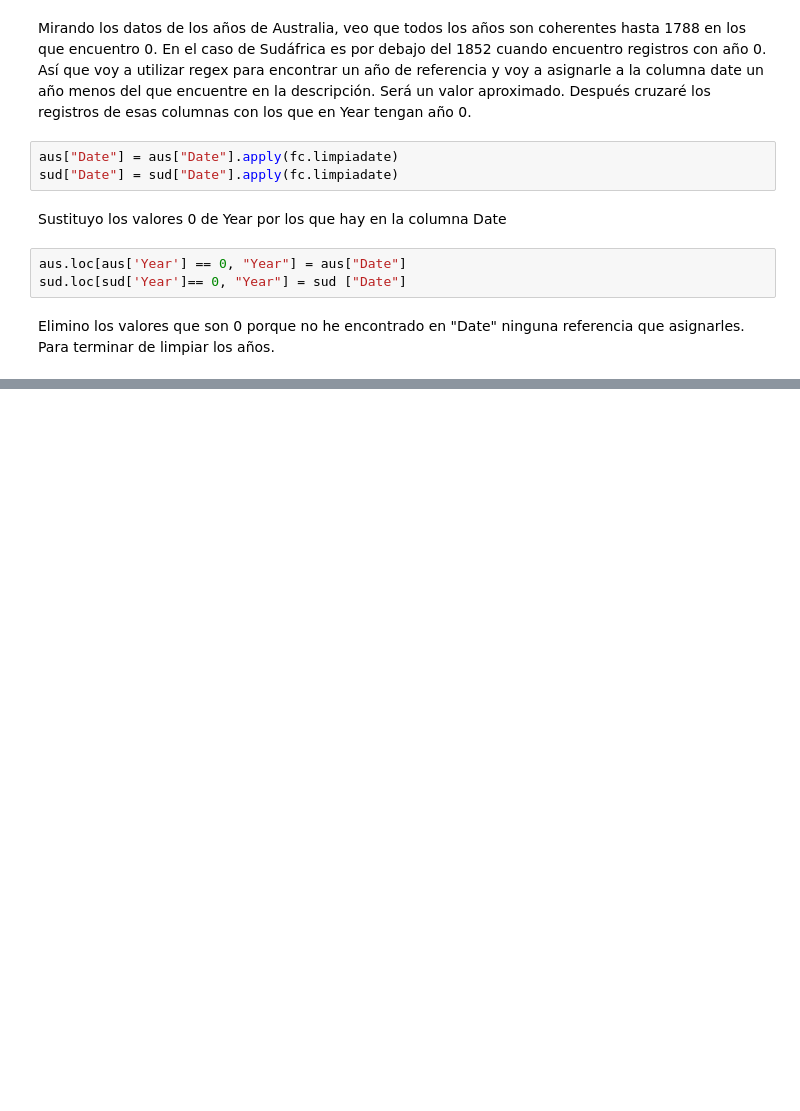
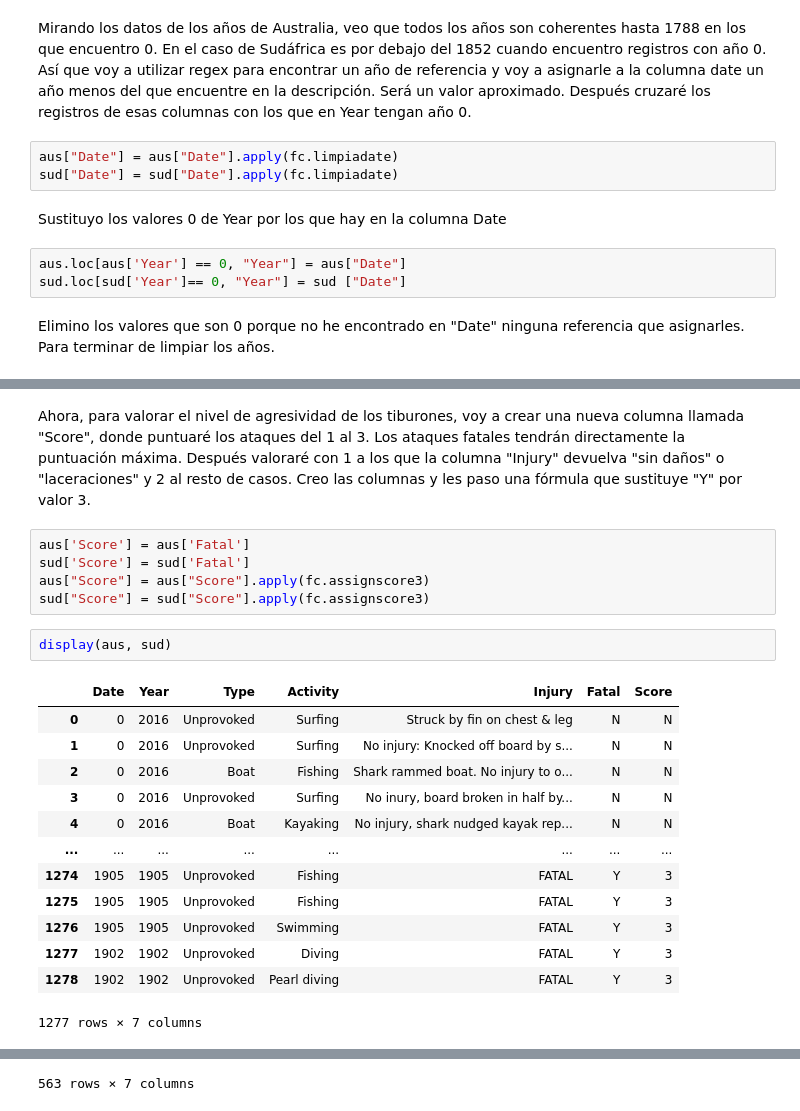
Before and after one commit to agalvezcorell/Project.1-Shark_aggressiveness, a Jupyter notebook: pandas-project.ipynb, the cells around one changed output, grey strips where cells are left out. Saved outputs shown, nothing was run; the diff lists cells and outputs as text; blank space fills up the shorter version.

```diff
--- a/pandas-project.ipynb
+++ b/pandas-project.ipynb
@@ -93,0 +97,25 @@ lesiones.sort_values(ascending=False).head(100)
+# %% [markdown]
+Ahora, para valorar el nivel de agresividad de los tiburones, voy a crear una nueva columna llamada "Score", donde puntuaré los ataques del 1 al 3.
+Los ataques fatales tendrán directamente la puntuación máxima. Después valoraré con 1 a los que la columna "Injury" devuelva "sin daños" o "laceraciones" y 2 al resto de casos.
+Creo las columnas y les paso una fórmula que sustituye "Y" por valor 3.
+# %%
+aus['Score'] = aus['Fatal']
+sud['Score'] = sud['Fatal']
+aus["Score"] = aus["Score"].apply(fc.assignscore3)
+sud["Score"] = sud["Score"].apply(fc.assignscore3)
+# %%
+display(aus, sud)
+# %% [output]
+|  | Date | Year | Type | Activity | Injury | Fatal | Score |
+| 0 | 0 | 2016 | Unprovoked | Surfing | Struck by fin on chest & leg | N | N |
+| 1 | 0 | 2016 | Unprovoked | Surfing | No injury: Knocked off board by s... | N | N |
+| 2 | 0 | 2016 | Boat | Fishing | Shark rammed boat. No injury to o... | N | N |
+| 3 | 0 | 2016 | Unprovoked | Surfing | No inury, board broken in half by... | N | N |
+| 4 | 0 | 2016 | Boat | Kayaking | No injury, shark nudged kayak rep... | N | N |
+| ... | ... | ... | ... | ... | ... | ... | ... |
+| 1274 | 1905 | 1905 | Unprovoked | Fishing | FATAL | Y | 3 |
+| 1275 | 1905 | 1905 | Unprovoked | Fishing | FATAL | Y | 3 |
+| 1276 | 1905 | 1905 | Unprovoked | Swimming | FATAL | Y | 3 |
+| 1277 | 1902 | 1902 | Unprovoked | Diving | FATAL | Y | 3 |
+| 1278 | 1902 | 1902 | Unprovoked | Pearl diving | FATAL | Y | 3 |
+1277 rows × 7 columns
@@ -93,0 +134 @@ lesiones.sort_values(ascending=False).head(100)
+563 rows × 7 columns
```
Also changed, not shown: parts of 15 cells of this notebook, 1 other file.
